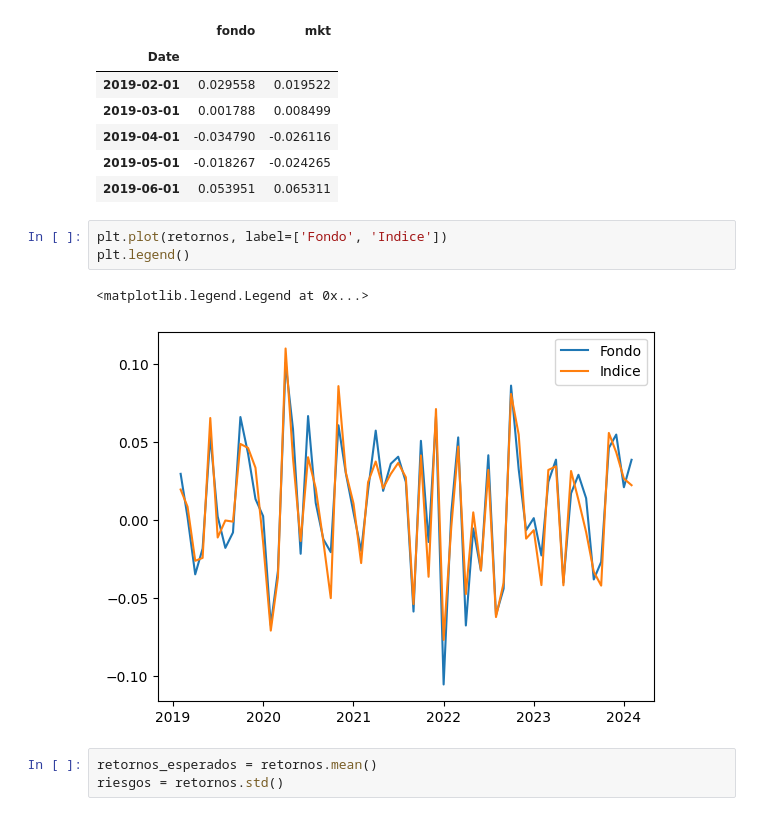
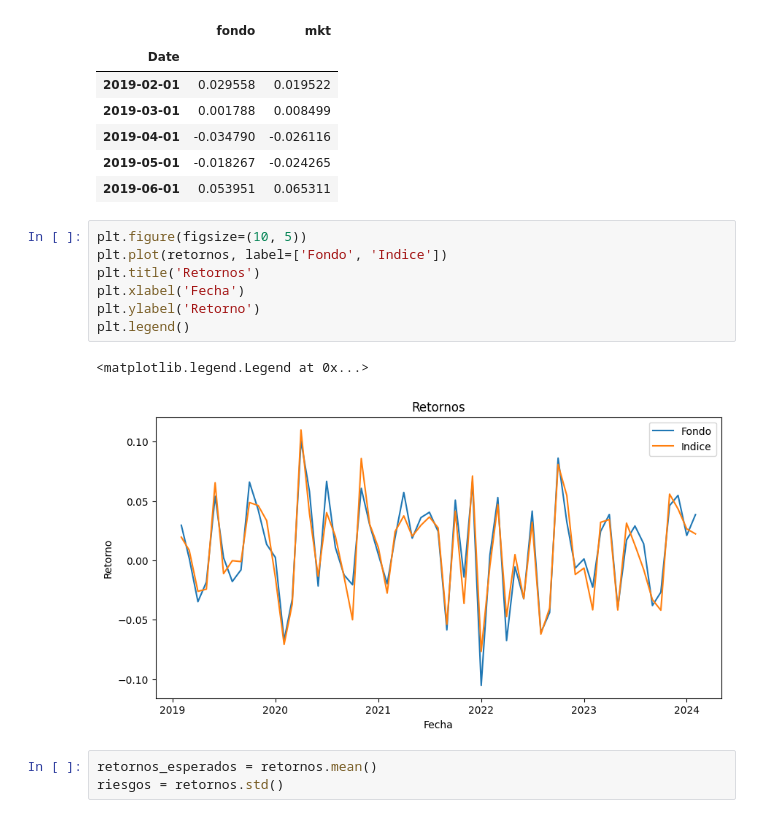
Before and after one commit to diegoo7am/microcredencial-carteras-python-2023_fork, a Jupyter notebook: Practicas/Practica2/Practica2.ipynb, the cells around one changed output. Drawn from its saved outputs; the diff is of its cells as text.

```diff
--- a/Practicas/Practica2/Practica2.ipynb
+++ b/Practicas/Practica2/Practica2.ipynb
@@ -137,11 +138,15 @@ retornos.head()
 | 2019-05-01 | -0.018267 | -0.024265 |
 | 2019-06-01 | 0.053951 | 0.065311 |
 # %%
+plt.figure(figsize=(10, 5))
 plt.plot(retornos, label=['Fondo', 'Indice'])
+plt.title('Retornos')
+plt.xlabel('Fecha')
+plt.ylabel('Retorno')
 plt.legend()
 # %% [output]
 <matplotlib.legend.Legend at 0x...>
-[figure, old version]
+[figure, new version]
 # %%
 retornos_esperados = retornos.mean()
 riesgos = retornos.std()
```
Also changed, not shown: parts of 32 cells of this notebook, 11 other files.
